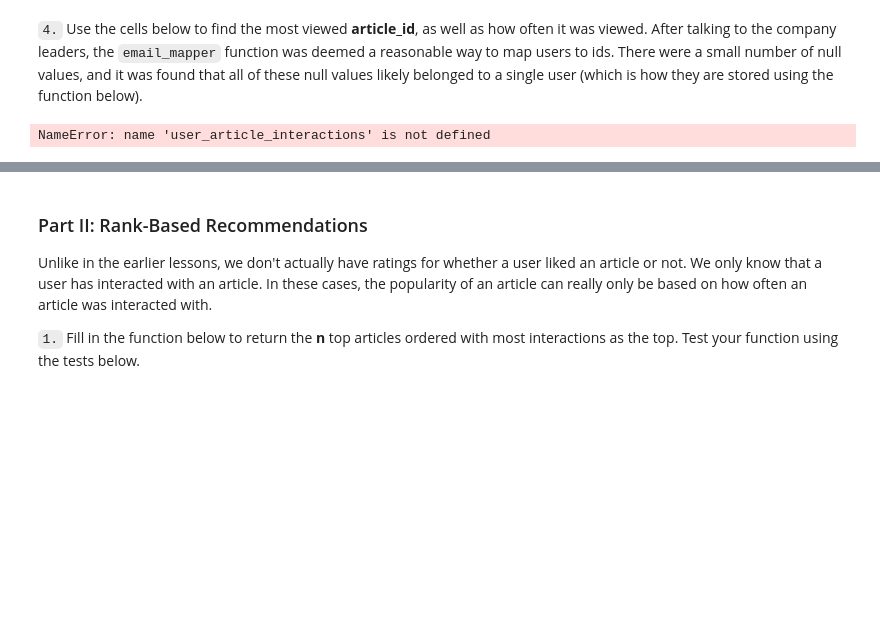
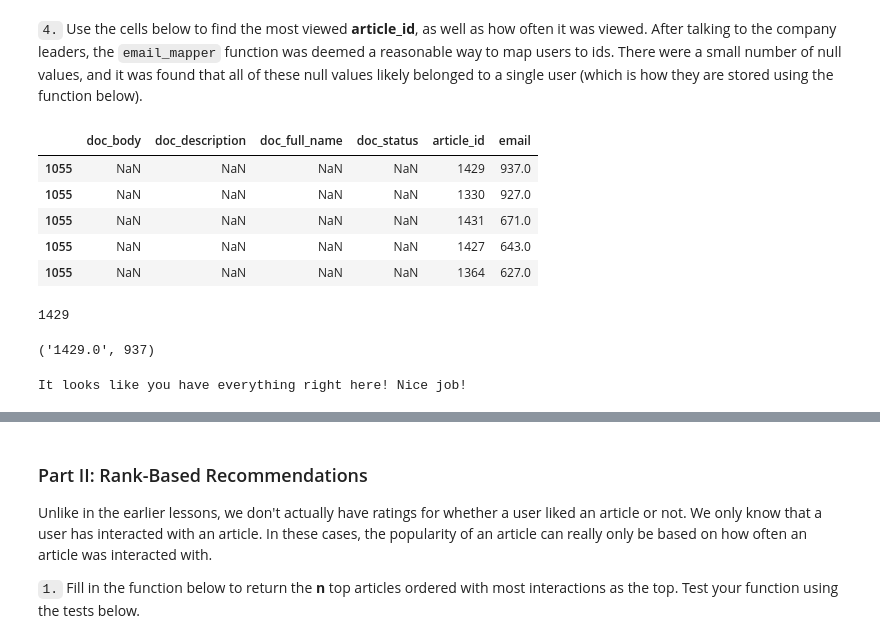
Before and after one commit to Lindstaedt/Recommendation-engine---articles-for-users, a Jupyter notebook: Recommendations_with_IBM.ipynb, the cells around one changed output, grey strips where cells are left out. Cells and saved outputs as stored; diff of their text form; code cells hidden in the pictures; blank space fills up the shorter version.

```diff
--- a/Recommendations_with_IBM.ipynb
+++ b/Recommendations_with_IBM.ipynb
@@ -173,3 +173,16 @@ unique_articles, total_articles, unique_users, user_article_interactions
 # %% [markdown]
 `4.` Use the cells below to find the most viewed **article_id**, as well as how often it was viewed.  After talking to the company leaders, the `email_mapper` function was deemed a reasonable way to map users to ids.  There were a small number of null values, and it was found that all of these null values likely belonged to a single user (which is how they are stored using the function below).
+# %%
+df_content_with_userviews.sort_values(by='email', ascending=False).head(5)
+# %% [output]
+|  | doc_body | doc_description | doc_full_name | doc_status | article_id | email |
+| 1055 | NaN | NaN | NaN | NaN | 1429 | 937.0 |
+| 1055 | NaN | NaN | NaN | NaN | 1330 | 927.0 |
+| 1055 | NaN | NaN | NaN | NaN | 1431 | 671.0 |
+| 1055 | NaN | NaN | NaN | NaN | 1427 | 643.0 |
+| 1055 | NaN | NaN | NaN | NaN | 1364 | 627.0 |
+# %%
+df_content_with_userviews.sort_values(by='email', ascending=False).article_id.values[0]
+# %% [output]
+1429
 # %%
@@ -178,3 +191,7 @@ max_views = # The most viewed article in the dataset was viewed how many times?
+# %%
+most_viewed_article_id, max_views
+# %% [output]
+('1429.0', 937)
 # %%
 ## No need to change the code here - this will be helpful for later parts of the notebook
 # Run this cell to map the user email to a user_id column and remove the email column
@@ -203,7 +220,7 @@ df.head()
 ## you shouldn't need to change anything in this cell
 
 sol_1_dict = {
-    '`50% of individuals have _____ or fewer interactions.`': median_val,
+    '`50% of individuals have _____ or fewer interactions.`': median_val.astype(int),
     '`The total number of user-article interactions in the dataset is ______.`': user_article_interactions,
     '`The maximum number of user-article interactions by any 1 user is ______.`': max_views_by_user,
     '`The most viewed article in the dataset was viewed _____ times.`': max_views,
@@ -216,4 +233,4 @@ sol_1_dict = {
 # Test your dictionary against the solution
 t.sol_1_test(sol_1_dict)
 # %% [output]
-NameError: name 'user_article_interactions' is not defined
+It looks like you have everything right here! Nice job!
```
Also changed, not shown: parts of 8 cells of this notebook.
